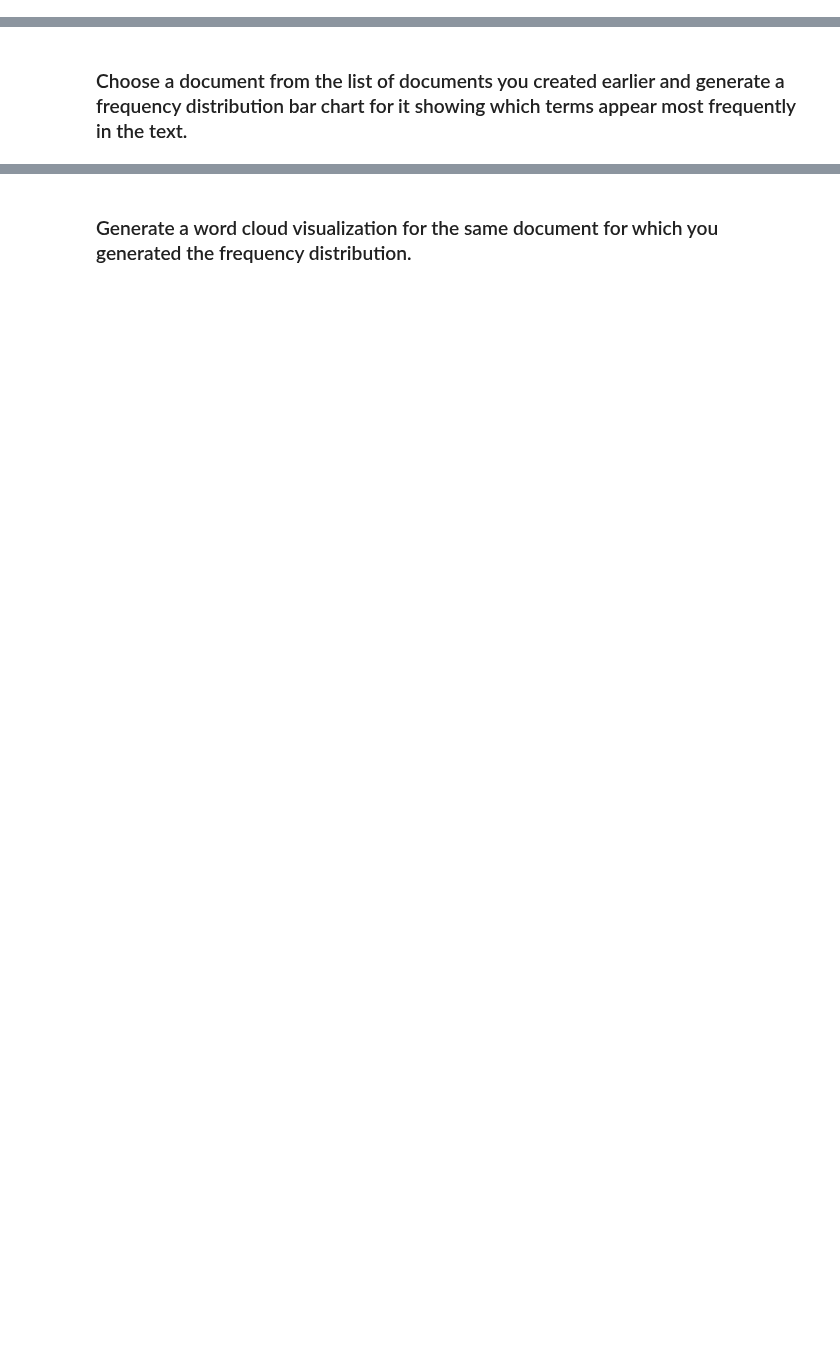
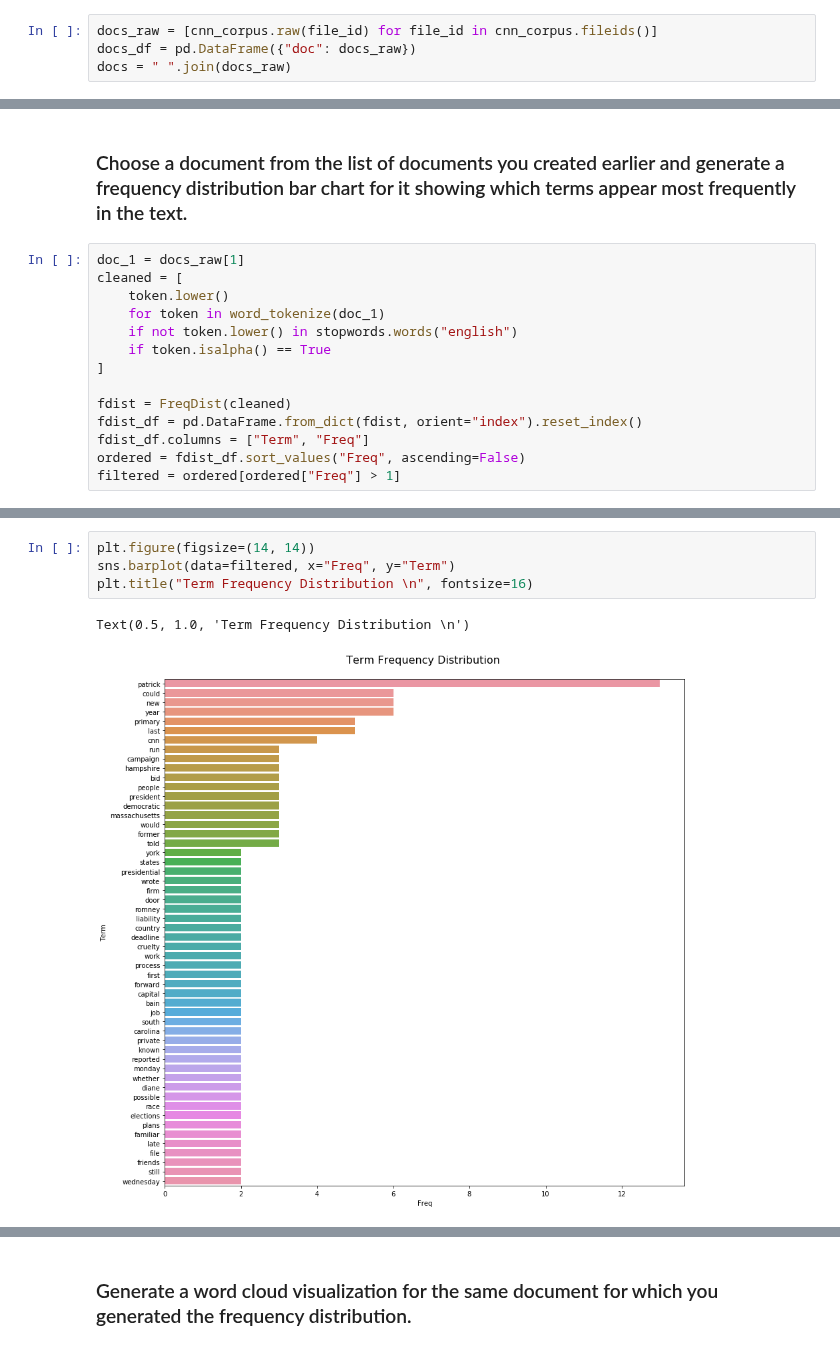
Before and after one commit to DJGump/module-work-DSI06, a Jupyter notebook: week_15/pairwork/Day 73, Lecture 2_ Assignment.ipynb, the cells around one changed output, grey strips where cells are left out. Cells and saved outputs as stored; diff of their text form; blank space fills up the shorter version.

```diff
--- a/week_15/pairwork/Day 73, Lecture 2_ Assignment.ipynb
+++ b/week_15/pairwork/Day 73, Lecture 2_ Assignment.ipynb
@@ -85,3 +86,7 @@ cnn_corpus = PlaintextCorpusReader(PATH, DOC_PATTERN)
 [interactive output not drawn]
 # %% [markdown]
 ### Iterate through the fileids in the corpus, extract the raw text of each document, and store them in a list.
+# %%
+docs_raw = [cnn_corpus.raw(file_id) for file_id in cnn_corpus.fileids()]
+docs_df = pd.DataFrame({"doc": docs_raw})
+docs = " ".join(docs_raw)
@@ -103,2 +143,16 @@ cnn_corpus = PlaintextCorpusReader(PATH, DOC_PATTERN)
 # %% [markdown]
 ### Choose a document from the list of documents you created earlier and generate a frequency distribution bar chart for it showing which terms appear most frequently in the text.
+# %%
+doc_1 = docs_raw[1]
+cleaned = [
+    token.lower()
+    for token in word_tokenize(doc_1)
+    if not token.lower() in stopwords.words("english")
+    if token.isalpha() == True
+]
+
+fdist = FreqDist(cleaned)
+fdist_df = pd.DataFrame.from_dict(fdist, orient="index").reset_index()
+fdist_df.columns = ["Term", "Freq"]
+ordered = fdist_df.sort_values("Freq", ascending=False)
+filtered = ordered[ordered["Freq"] > 1]
@@ -104,0 +161,7 @@ cnn_corpus = PlaintextCorpusReader(PATH, DOC_PATTERN)
+# %%
+plt.figure(figsize=(14, 14))
+sns.barplot(data=filtered, x="Freq", y="Term")
+plt.title("Term Frequency Distribution \n", fontsize=16)
+# %% [output]
+Text(0.5, 1.0, 'Term Frequency Distribution \n')
+[figure, added]
```
Also changed, not shown: parts of 15 cells of this notebook, 4 other files.
